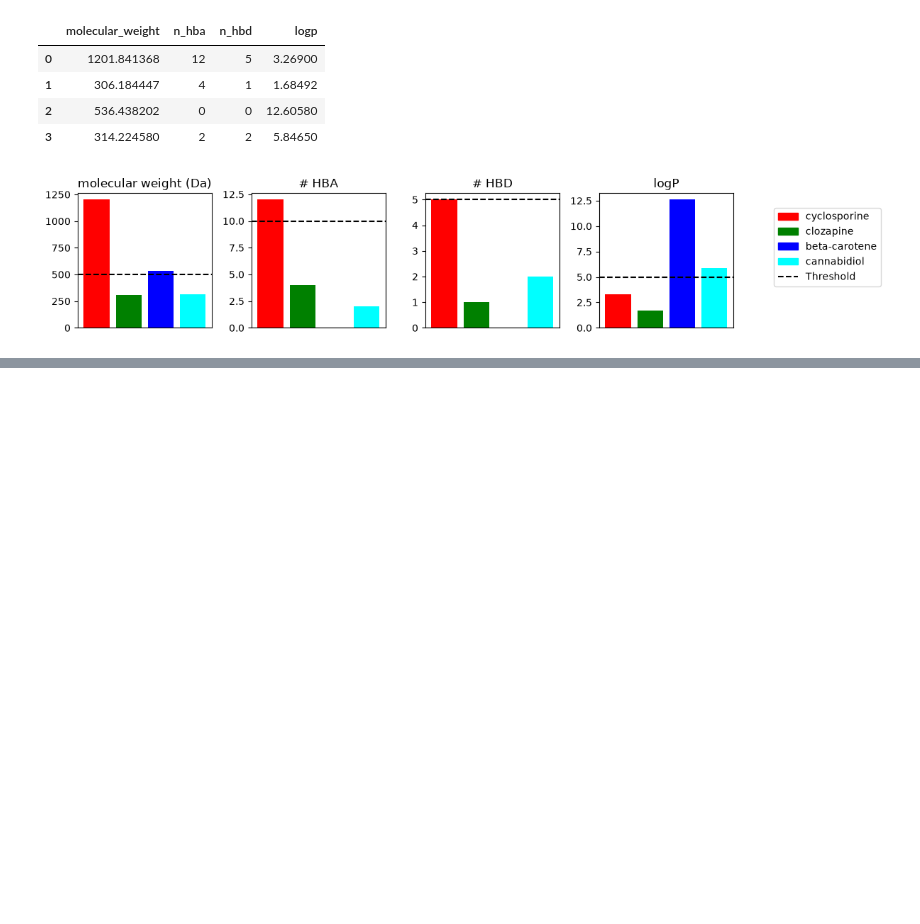
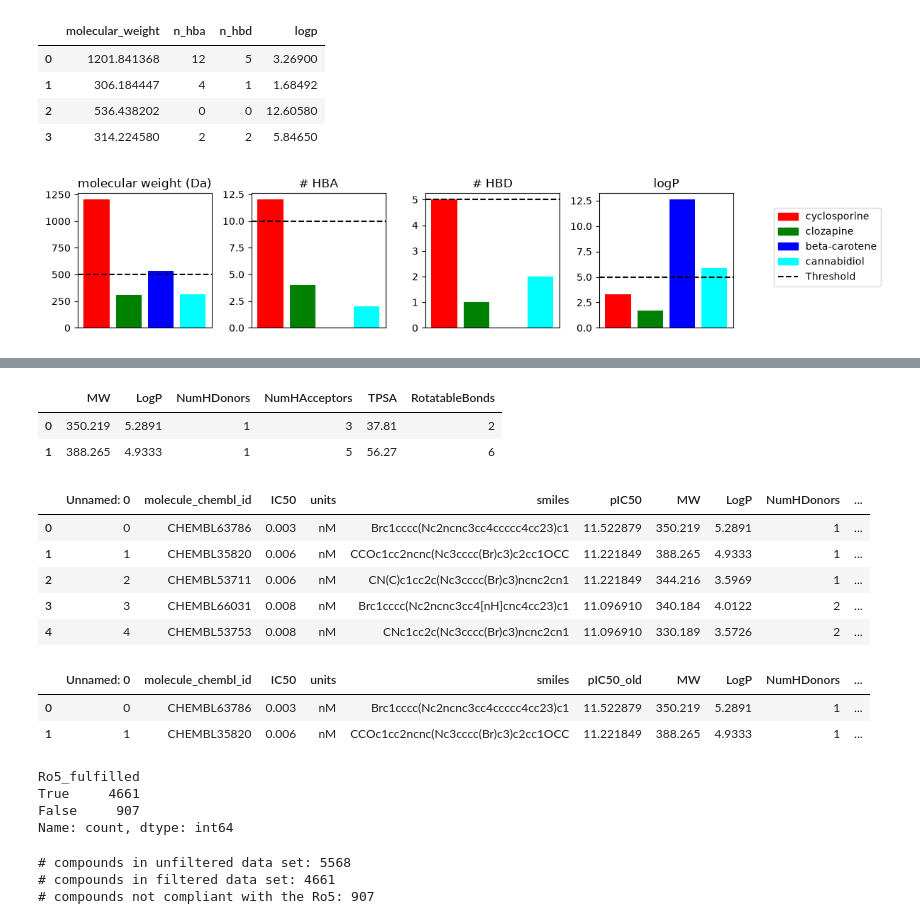
Before and after one commit to dsgeof/bio, a Jupyter notebook: notebooks/volkamer/t002.ipynb, the cells around one changed output, grey strips where cells are left out. Drawn from its saved outputs; the diff is of its cells as text; code cells hidden in the pictures; blank space fills up the shorter version.

Commit message:
Get Ro5 for egfr molecules.

```diff
--- a/notebooks/volkamer/t002.ipynb
+++ b/notebooks/volkamer/t002.ipynb
@@ -134,0 +210,3 @@ plt.show()
+# %%
+molecules_df = pd.read_csv(DATA_DIR / "EGFR_compounds_downloaded.csv")
+print(f"Shape: {molecules_df.shape}")
@@ -134,0 +215,5 @@ plt.show()
+# %%
+# Drop rows where IC50 values are missing , zero, or negative
+molecules_df = molecules_df.dropna(subset=['IC50'])
+molecules_df = molecules_df[molecules_df['IC50'] > 0]
+molecules_df.shape
@@ -134,0 +222,7 @@ plt.show()
+# %%
+# Apply Ro5 to all molecules in the dataframe and add results as new columns
+#ro5_properties = molecules_df["smiles"].apply(get_lipinski_descriptors)
+#ro5_properties.head(2)
+# Create a dataframe of Lipinski descriptors from canonical_smiles values
+df_lipinski = molecules_df.apply(lambda row: get_lipinski_descriptors(row['smiles']), axis=1)
+print(df_lipinski)
@@ -134,0 +242,17 @@ plt.show()
+# %%
+df_lipinski = pd.DataFrame(df_lipinski.to_list())
+df_lipinski.head(2)
+# %% [output]
+|  | MW | LogP | NumHDonors | NumHAcceptors | TPSA | RotatableBonds |
+| 0 | 350.219 | 5.2891 | 1 | 3 | 37.81 | 2 |
+| 1 | 388.265 | 4.9333 | 1 | 5 | 56.27 | 6 |
+# %%
+molecules_df = pd.concat([molecules_df, df_lipinski], axis=1)
+molecules_df.head()
+# %% [output]
+|  | Unnamed: 0 | molecule_chembl_id | IC50 | units | smiles | pIC50 | MW | LogP | NumHDonors | ... |
+| 0 | 0 | CHEMBL63786 | 0.003 | nM | Brc1cccc(Nc2ncnc3cc4ccccc4cc23)c1 | 11.522879 | 350.219 | 5.2891 | 1 | ... |
+| 1 | 1 | CHEMBL35820 | 0.006 | nM | CCOc1cc2ncnc(Nc3cccc(Br)c3)c2cc1OCC | 11.221849 | 388.265 | 4.9333 | 1 | ... |
+| 2 | 2 | CHEMBL53711 | 0.006 | nM | CN(C)c1cc2c(Nc3cccc(Br)c3)ncnc2cn1 | 11.221849 | 344.216 | 3.5969 | 1 | ... |
+| 3 | 3 | CHEMBL66031 | 0.008 | nM | Brc1cccc(Nc2ncnc3cc4[nH]cnc4cc23)c1 | 11.096910 | 340.184 | 4.0122 | 2 | ... |
+| 4 | 4 | CHEMBL53753 | 0.008 | nM | CNc1cc2c(Nc3cccc(Br)c3)ncnc2cn1 | 11.096910 | 330.189 | 3.5726 | 2 | ... |
@@ -134,0 +292,26 @@ plt.show()
+# %%
+molecules_df.head(2)
+# %% [output]
+|  | Unnamed: 0 | molecule_chembl_id | IC50 | units | smiles | pIC50_old | MW | LogP | NumHDonors | ... |
+| 0 | 0 | CHEMBL63786 | 0.003 | nM | Brc1cccc(Nc2ncnc3cc4ccccc4cc23)c1 | 11.522879 | 350.219 | 5.2891 | 1 | ... |
+| 1 | 1 | CHEMBL35820 | 0.006 | nM | CCOc1cc2ncnc(Nc3cccc(Br)c3)c2cc1OCC | 11.221849 | 388.265 | 4.9333 | 1 | ... |
+# %%
+molecules_df['Ro5_fulfilled'].value_counts()
+# %% [output]
+Ro5_fulfilled
+True     4661
+False     907
+Name: count, dtype: int64
+# %%
+
+molecules_ro5_fulfilled = molecules_df[molecules_df["Ro5_fulfilled"]]
+molecules_ro5_violated = molecules_df[~molecules_df["Ro5_fulfilled"]]
+
+print(f"# compounds in unfiltered data set: {molecules_df.shape[0]}")
+print(f"# compounds in filtered data set: {molecules_ro5_fulfilled.shape[0]}")
+print(f"# compounds not compliant with the Ro5: {molecules_ro5_violated.shape[0]}")
+# NBVAL_CHECK_OUTPUT
+# %% [output]
+# compounds in unfiltered data set: 5568
+# compounds in filtered data set: 4661
+# compounds not compliant with the Ro5: 907
```
Also changed, not shown: parts of 12 cells of this notebook, 2 other files.
